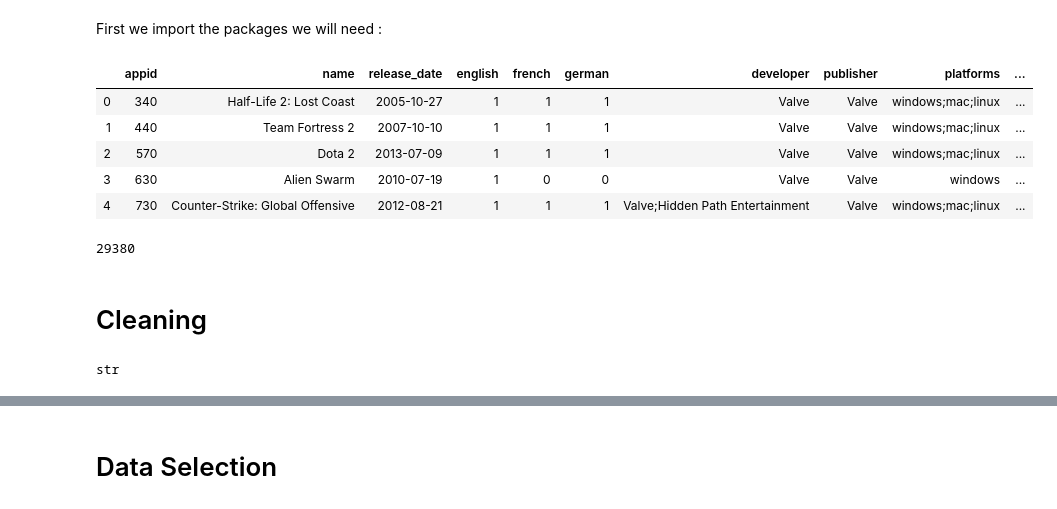
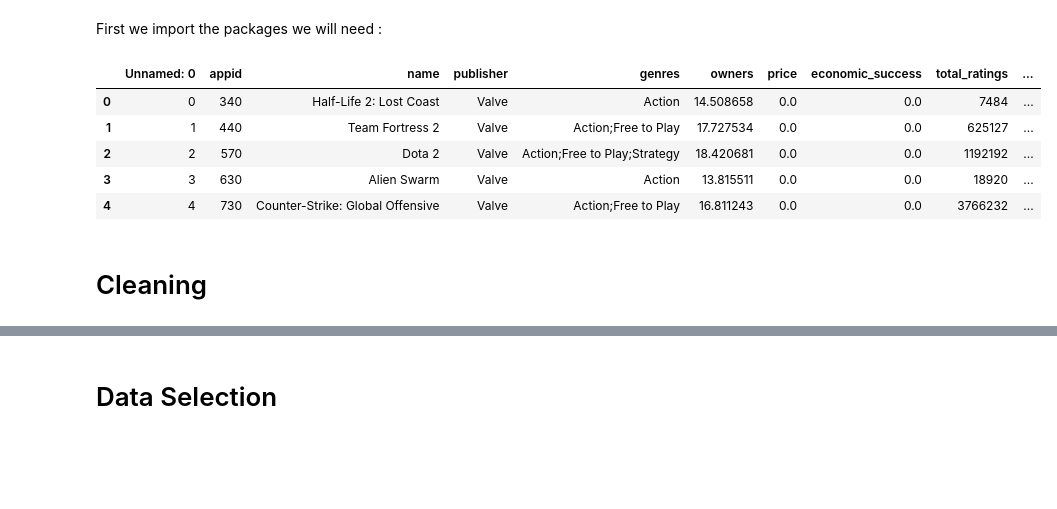
Before and after one commit to mikehdr/ntds_2019_team21, a Jupyter notebook: 5-exploitation.ipynb, the cells around one changed output, grey strips where cells are left out. Drawn from its saved outputs; the diff is of its cells as text; code cells hidden in the pictures; blank space fills up the shorter version.

```diff
--- a/5-exploitation.ipynb
+++ b/5-exploitation.ipynb
@@ -30,22 +30,14 @@ pd.set_option("max_columns", 100)
 plt.style.use('default')
 plt.rcdefaults()
 # %%
-pd_data =pd.read_csv('./data/steam_clean.csv')
+pd_data =pd.read_csv('./data/final_clean_data.csv')
 pd_data.head()
 # %% [output]
-|  | appid | name | release_date | english | french | german | developer | publisher | platforms | ... |
-| 0 | 340 | Half-Life 2: Lost Coast | 2005-10-27 | 1 | 1 | 1 | Valve | Valve | windows;mac;linux | ... |
-| 1 | 440 | Team Fortress 2 | 2007-10-10 | 1 | 1 | 1 | Valve | Valve | windows;mac;linux | ... |
-| 2 | 570 | Dota 2 | 2013-07-09 | 1 | 1 | 1 | Valve | Valve | windows;mac;linux | ... |
-| 3 | 630 | Alien Swarm | 2010-07-19 | 1 | 0 | 0 | Valve | Valve | windows | ... |
-| 4 | 730 | Counter-Strike: Global Offensive | 2012-08-21 | 1 | 1 | 1 | Valve;Hidden Path Entertainment | Valve | windows;mac;linux | ... |
+|  | Unnamed: 0 | appid | name | publisher | genres | owners | price | economic_success | total_ratings | ... |
+| 0 | 0 | 340 | Half-Life 2: Lost Coast | Valve | Action | 14.508658 | 0.0 | 0.0 | 7484 | ... |
+| 1 | 1 | 440 | Team Fortress 2 | Valve | Action;Free to Play | 17.727534 | 0.0 | 0.0 | 625127 | ... |
+| 2 | 2 | 570 | Dota 2 | Valve | Action;Free to Play;Strategy | 18.420681 | 0.0 | 0.0 | 1192192 | ... |
+| 3 | 3 | 630 | Alien Swarm | Valve | Action | 13.815511 | 0.0 | 0.0 | 18920 | ... |
+| 4 | 4 | 730 | Counter-Strike: Global Offensive | Valve | Action;Free to Play | 16.811243 | 0.0 | 0.0 | 3766232 | ... |
-# %%
-len(pd_data.owners)
-# %% [output]
-29380
 # %% [markdown]
 # Cleaning
-# %%
-type(pd_data.owners[1])
-# %% [output]
-str
```
Also changed, not shown: parts of 6 cells of this notebook.
